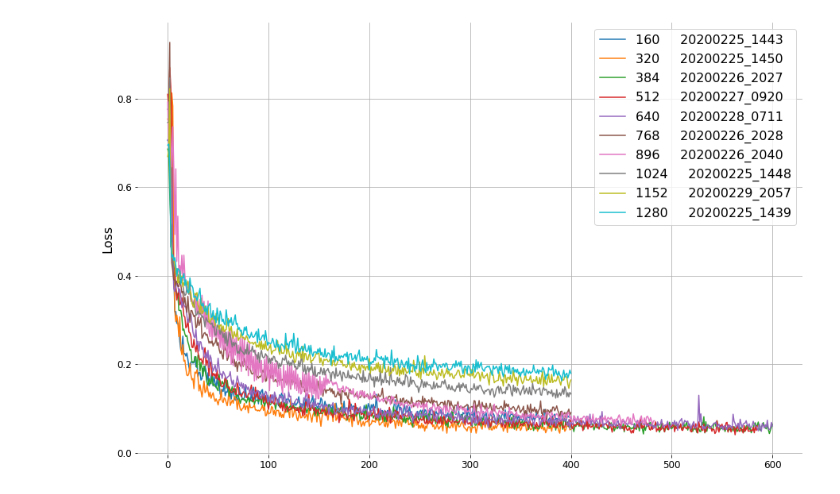
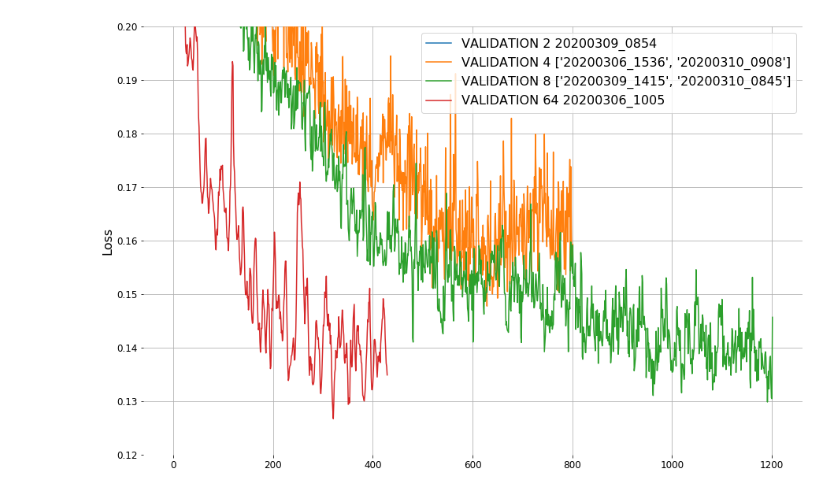
Before and after one commit to thaiKari/mmdetection-sau, a Jupyter notebook: tdt_4265_code/finetune learning rate.ipynb, the cells around one changed output. Saved outputs shown, nothing was run; the diff lists cells and outputs as text; code cells hidden in the pictures.

```diff
--- a/tdt_4265_code/finetune learning rate.ipynb
+++ b/tdt_4265_code/finetune learning rate.ipynb
@@ -52,46 +52,65 @@ lrs = ['160',
 #time_stamps = [ '20200219_1221','20200224_0830']
 #lrs = ['old','new' ]
 
+img_type = 'infrared'
+time_stamps = ['20200309_0854',
+               ['20200306_1536', '20200310_0908'],
+               ['20200309_1415','20200310_0845'],
+               '20200306_1005']
+lrs = ['2', '4','8','64']
+
 
 
 
 fig, ax = plt.subplots(figsize=(15,10))
 
 i = 0
 
 for time_stamp in time_stamps:
-    work_dir = root_work_dir+ img_type +'/' + time_stamp
-
-    with open( os.path.join(work_dir, 'TRAIN_LOSS.txt' ), 'r') as f:
-        train_loss = list(map(float,  f.readlines()[0].split() ))
-
-    with open( os.path.join(work_dir, 'VALIDATION_LOSS.txt' ), 'r') as f:
-        VAL_loss = list(map(float,  f.readlines()[0].split() ))
 
 
-    ax.plot( train_loss, label= lrs[i] + '     ' + time_stamp)
-    #ax.plot( VAL_loss, label='VALIDATION ' + lrs[i] + ' ' + time_stamp)
+    if type(time_stamp) == type([]):
+        train_loss = []
+        VAL_loss = []
+        for ts in time_stamp:
+            work_dir = root_work_dir+ img_type +'/' + ts
+            with open( os.path.join(work_dir, 'TRAIN_LOSS.txt' ), 'r') as f:
+                train_loss = [*train_loss, *list(map(float,  f.readlines()[0].split() )) ]
+
+            with open( os.path.join(work_dir, 'VALIDATION_LOSS.txt' ), 'r') as f:
+                VAL_loss = [*VAL_loss, *list(map(float,  f.readlines()[0].split() ))]
+    else:
+        work_dir = root_work_dir+ img_type +'/' + time_stamp
+        with open( os.path.join(work_dir, 'TRAIN_LOSS.txt' ), 'r') as f:
+            train_loss = list(map(float,  f.readlines()[0].split() ))
+
+        with open( os.path.join(work_dir, 'VALIDATION_LOSS.txt' ), 'r') as f:
+            VAL_loss = list(map(float,  f.readlines()[0].split() ))
+
+
+    #ax.plot( train_loss, label= lrs[i] )
+    ax.plot( VAL_loss, label='VALIDATION ' + lrs[i] + ' ' + str(time_stamp))
 
     i = i+1
 
 
 
 
 plt.yticks( fontsize=12)
 plt.xticks( fontsize=12)
 ax.legend(fontsize=16)
 plt.ylabel('Loss', fontsize=16)
 
 ax.spines['top'].set_visible(False)
 ax.spines['right'].set_visible(False)
 ax.spines['bottom'].set_visible(False)
 ax.spines['left'].set_visible(False)
 
 #ax.yaxis.grid()
-#plt.ylim((0.1,0.5))
+plt.ylim((0.12,0.2))
 ax.grid()
 # %% [output]
-[figure, old version]
+[figure, new version]
 # %%
 root_work_dir = './Work_dirs/work_dirs_external/'
 
```
Also changed, not shown: parts of 2 cells of this notebook, 12 other files.
